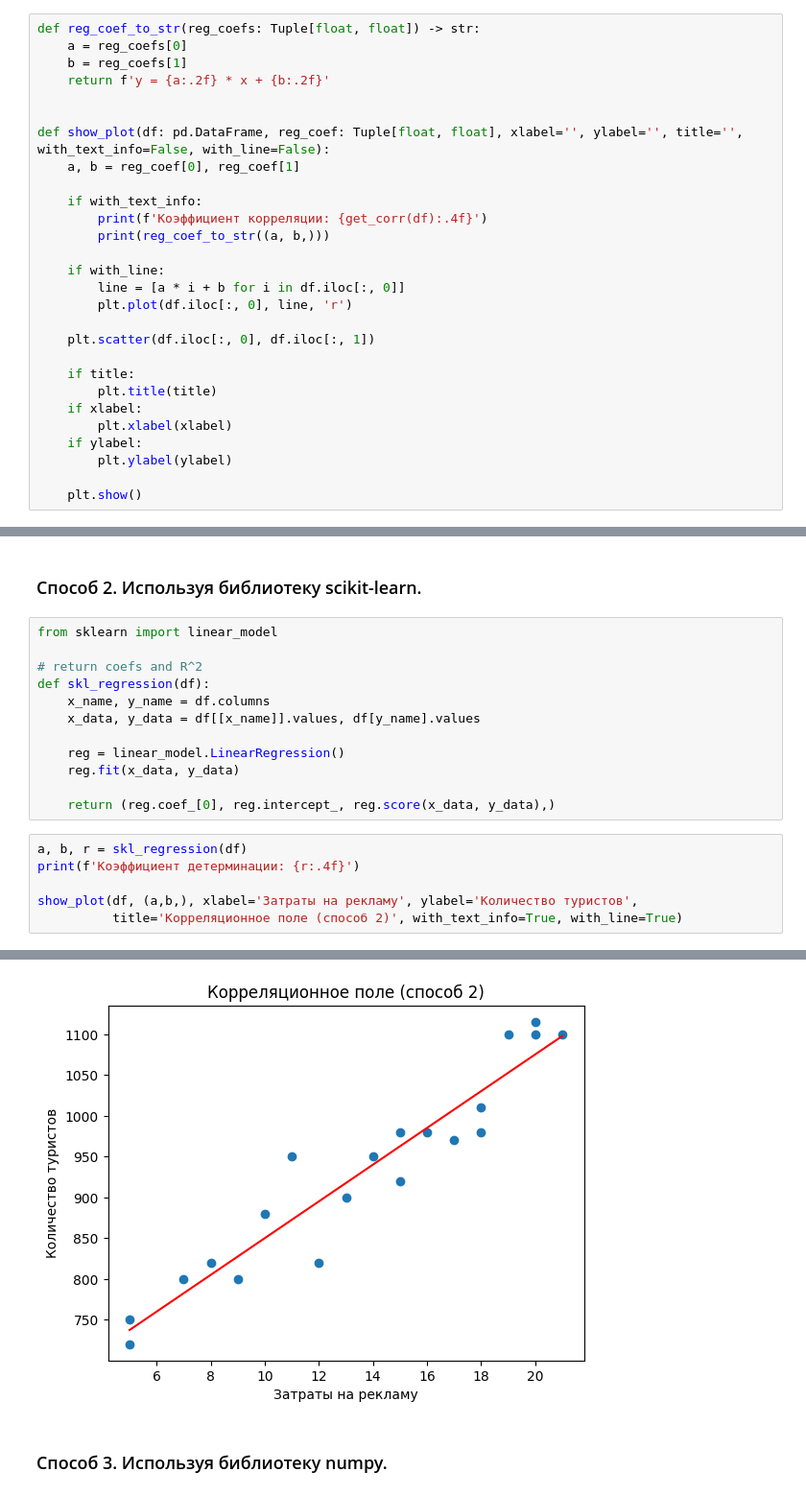
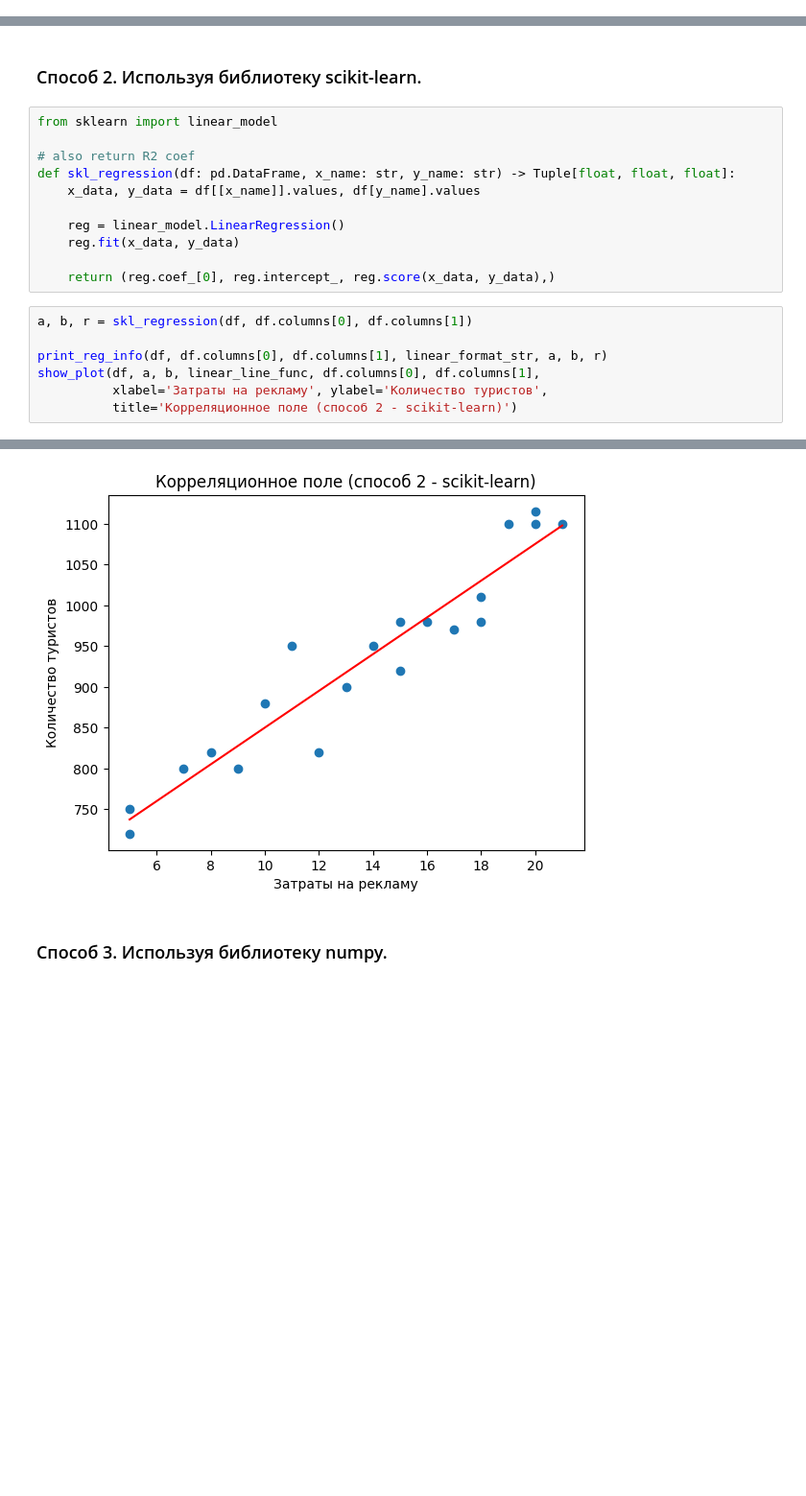
Before and after one commit to dimayasha7123/comp_modeling, a Jupyter notebook: lab4Dimyasha.ipynb, the cells around one changed output, grey strips where cells are left out. Shown: that part at 96% size. Drawn from its saved outputs; the diff is of its cells as text; blank space fills up the shorter version.

```diff
--- a/lab4Dimyasha.ipynb
+++ b/lab4Dimyasha.ipynb
@@ -105,28 +104,0 @@ from typing import Tuple, Callable
-# %%
-def reg_coef_to_str(reg_coefs: Tuple[float, float]) -> str:
-    a = reg_coefs[0]
-    b = reg_coefs[1]
-    return f'y = {a:.2f} * x + {b:.2f}'
-
-
-def show_plot(df: pd.DataFrame, reg_coef: Tuple[float, float], xlabel='', ylabel='', title='', with_text_info=False, with_line=False):
-    a, b = reg_coef[0], reg_coef[1]
-
-    if with_text_info:
-        print(f'Коэффициент корреляции: {get_corr(df):.4f}')
-        print(reg_coef_to_str((a, b,)))
-
-    if with_line:
-        line = [a * i + b for i in df.iloc[:, 0]]
-        plt.plot(df.iloc[:, 0], line, 'r')
-
-    plt.scatter(df.iloc[:, 0], df.iloc[:, 1])
-
-    if title:
-        plt.title(title)
-    if xlabel:
-        plt.xlabel(xlabel)
-    if ylabel:
-        plt.ylabel(ylabel)
-
-    plt.show()
@@ -153,9 +171,8 @@ y = 22.51 * x + 625.03
 # %%
 from sklearn import linear_model
 
-# return coefs and R^2
-def skl_regression(df):
-    x_name, y_name = df.columns
+# also return R2 coef
+def skl_regression(df: pd.DataFrame, x_name: str, y_name: str) -> Tuple[float, float, float]:
     x_data, y_data = df[[x_name]].values, df[y_name].values
 
     reg = linear_model.LinearRegression()
@@ -163,9 +180,10 @@ def skl_regression(df):
 
     return (reg.coef_[0], reg.intercept_, reg.score(x_data, y_data),)
 # %%
-a, b, r = skl_regression(df)
-print(f'Коэффициент детерминации: {r:.4f}')
+a, b, r = skl_regression(df, df.columns[0], df.columns[1])
 
-show_plot(df, (a,b,), xlabel='Затраты на рекламу', ylabel='Количество туристов',
-          title='Корреляционное поле (способ 2)', with_text_info=True, with_line=True)
+print_reg_info(df, df.columns[0], df.columns[1], linear_format_str, a, b, r)
+show_plot(df, a, b, linear_line_func, df.columns[0], df.columns[1],
+          xlabel='Затраты на рекламу', ylabel='Количество туристов',
+          title='Корреляционное поле (способ 2 - scikit-learn)')
 # %% [output]
@@ -175,4 +193,4 @@ y = 22.51 * x + 625.03
-[figure, old version]
+[figure, new version]
 # %% [markdown]
 ### Способ 3. Используя библиотеку numpy.
 # %%
```
Also changed, not shown: parts of 33 cells of this notebook.
